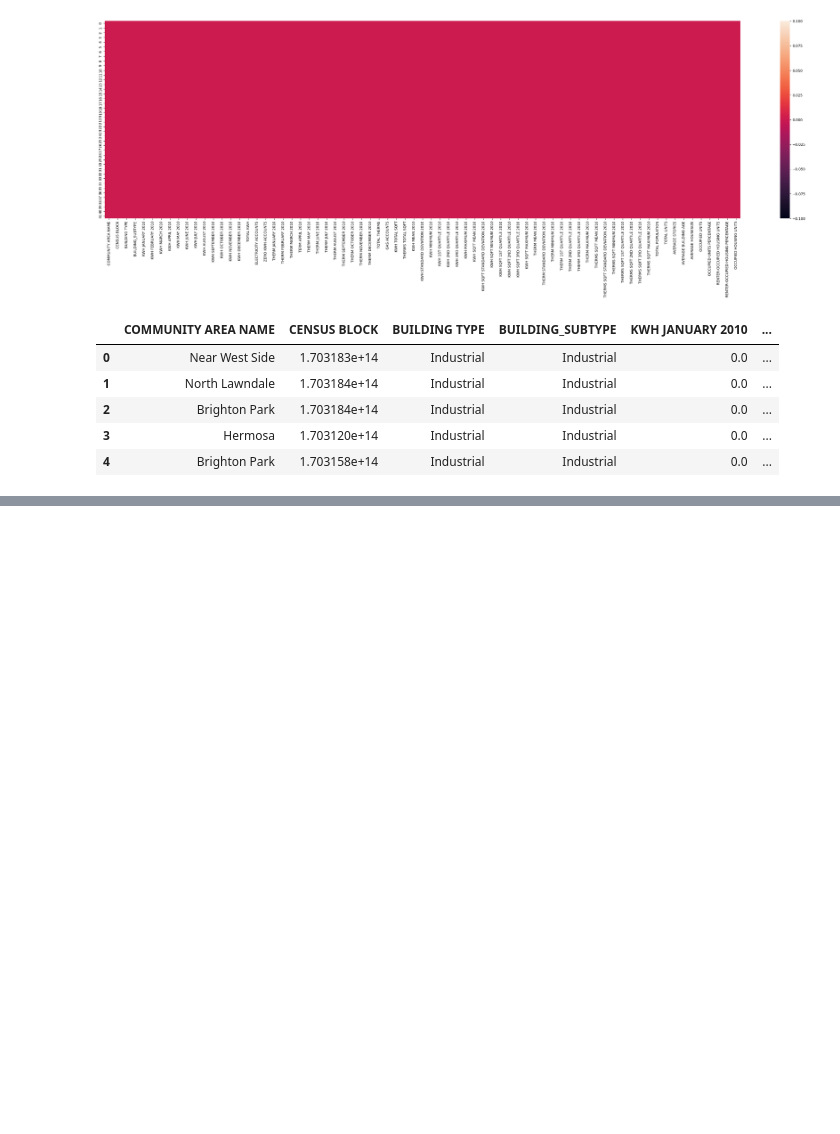
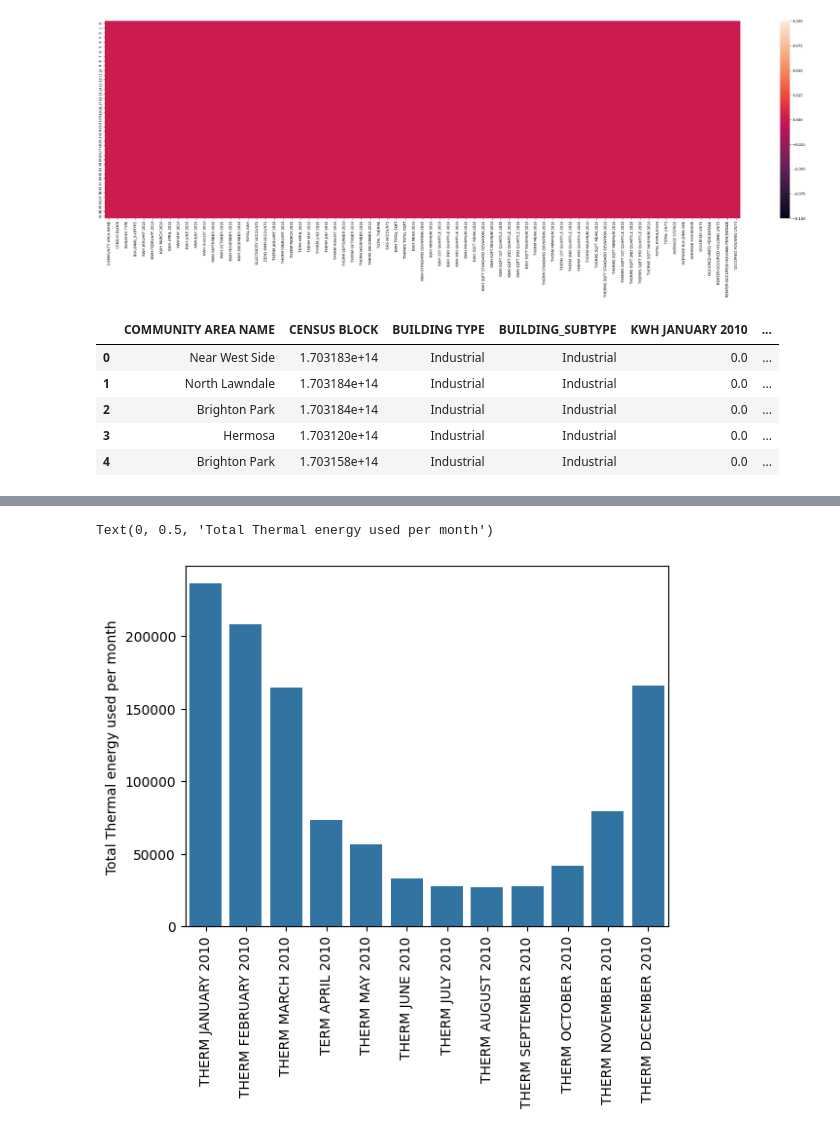
Before and after one commit to Gourav052003/Machine-Learning-Solutions-for-Predicting-Municipal-Waste-Costs-and-Sustainable-Resource-Management, a Jupyter notebook: Energy Usage.ipynb, the cells around one changed output, grey strips where cells are left out. Drawn from its saved outputs; the diff is of its cells as text; code cells hidden in the pictures; blank space fills up the shorter version.

```diff
--- a/Energy Usage.ipynb
+++ b/Energy Usage.ipynb
@@ -290,0 +324,3 @@ industrial_energy_usage_df.head()
+# %%
+industrial_thermal_df = industrial_energy_usage_df.iloc[:,19:31].copy()
+industrial_thermal_df.head()
@@ -290,0 +350,7 @@ industrial_energy_usage_df.head()
+# %%
+sns.barplot(industrial_thermal_df.describe().loc["mean"]*42)
+plt.xticks(rotation = 90)
+plt.ylabel("Total Thermal energy used per month")
+# %% [output]
+Text(0, 0.5, 'Total Thermal energy used per month')
+[figure, added]
```
Also changed, not shown: parts of 5 cells of this notebook.
